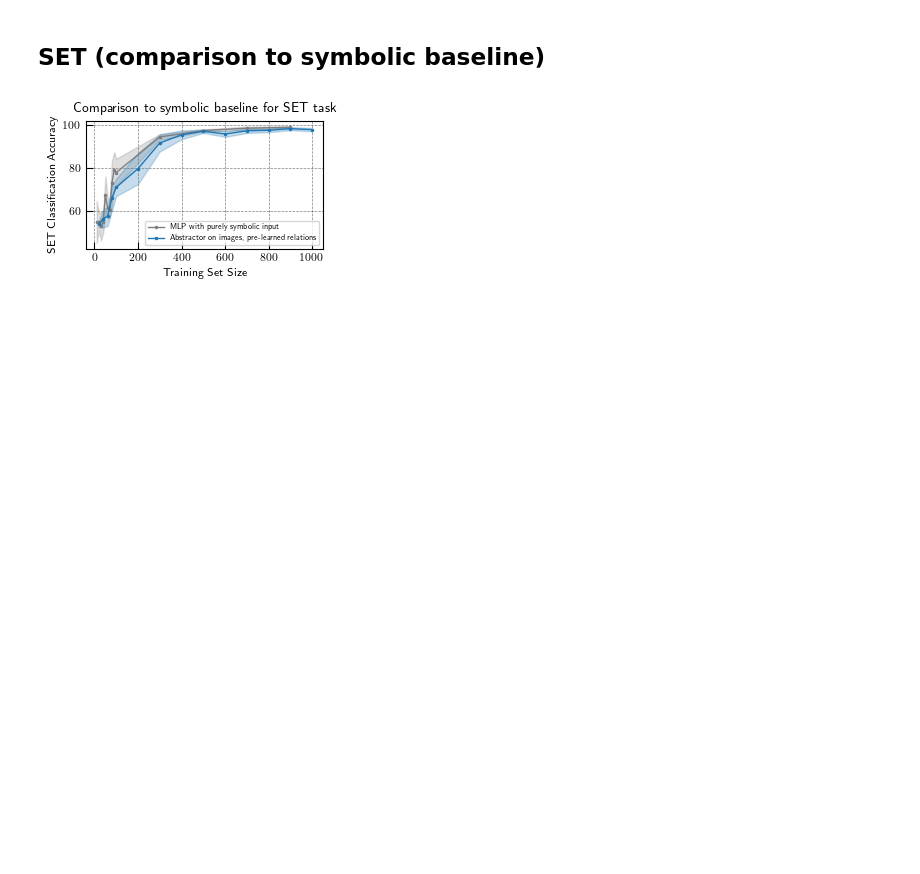
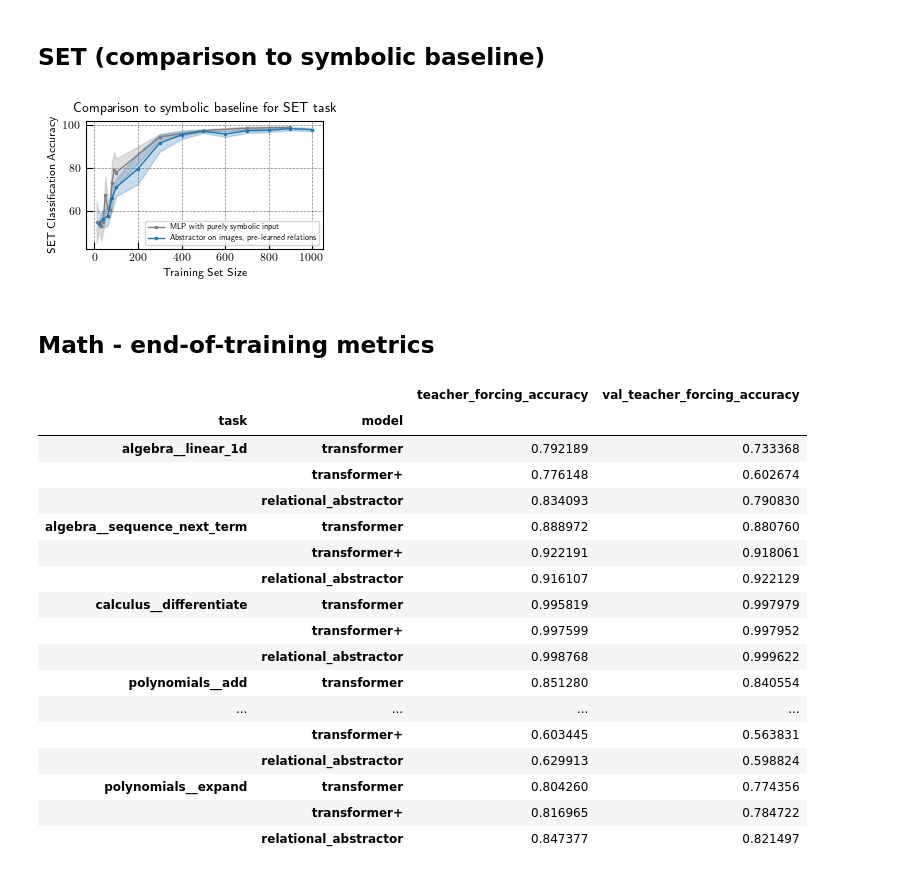
Before and after one commit to jdlafferty/relational, a Jupyter notebook: paper/paper_figures/create_figures.ipynb, the cells around one changed output. Cells and saved outputs as stored; diff of their text form; code cells hidden in the pictures; blank space fills up the shorter version.

```diff
--- a/paper/paper_figures/create_figures.ipynb
+++ b/paper/paper_figures/create_figures.ipynb
@@ -325,3 +326,5 @@ symbolic_accs = dat['symbolic_accs']
 plot_symbolic_comparison(train_sizes, accs, symbolic_train_sizes, symbolic_accs)
 # %% [output]
 [figure]
+# %% [markdown]
+## Math - end-of-training metrics
@@ -327,0 +333,35 @@ plot_symbolic_comparison(train_sizes, accs, symbolic_train_sizes, symbolic_accs)
+# %%
+metrics = ['teacher_forcing_accuracy', 'val_teacher_forcing_accuracy']
+models = ['tfm_transformer-medium', 'tfm_transformer-medium+', 'tfm_relational_abstractor-medium'] #, 'tfm_relational_abstractor2-medium']
+model_name_map = {
+        'tfm_transformer-medium': 'transformer', 'tfm_transformer-medium+': 'transformer+',
+        'tfm_relational_abstractor-medium': 'relational_abstractor', 'tfm_relational_abstractor2-medium': 'relational_abstractor (v2)'}
+
+table_data = figure_data.copy()
+model_filter = table_data['group'].isin(models)
+table_data = table_data[model_filter][metrics + ['group', 'task']]
+table_data['group'] = pd.Categorical(table_data['group'], models, ordered=True)
+table_data['group'] = table_data['group'].map(model_name_map)
+table_data.rename(columns={'group': 'model'}, inplace=True)
+table_data = table_data.set_index(['task', 'model'])[metrics]
+table_data.sort_index(inplace=True)
+table_data
+# %% [output]
+|  |  | teacher_forcing_accuracy | val_teacher_forcing_accuracy |
+| task | model |  |  |
+| algebra__linear_1d | transformer | 0.792189 | 0.733368 |
+|  | transformer+ | 0.776148 | 0.602674 |
+|  | relational_abstractor | 0.834093 | 0.790830 |
+| algebra__sequence_next_term | transformer | 0.888972 | 0.880760 |
+|  | transformer+ | 0.922191 | 0.918061 |
+|  | relational_abstractor | 0.916107 | 0.922129 |
+| calculus__differentiate | transformer | 0.995819 | 0.997979 |
+|  | transformer+ | 0.997599 | 0.997952 |
+|  | relational_abstractor | 0.998768 | 0.999622 |
+| polynomials__add | transformer | 0.851280 | 0.840554 |
+| ... | ... | ... | ... |
+|  | transformer+ | 0.603445 | 0.563831 |
+|  | relational_abstractor | 0.629913 | 0.598824 |
+| polynomials__expand | transformer | 0.804260 | 0.774356 |
+|  | transformer+ | 0.816965 | 0.784722 |
+|  | relational_abstractor | 0.847377 | 0.821497 |
```
Also changed, not shown: parts of 11 cells of this notebook, 1 other file.
